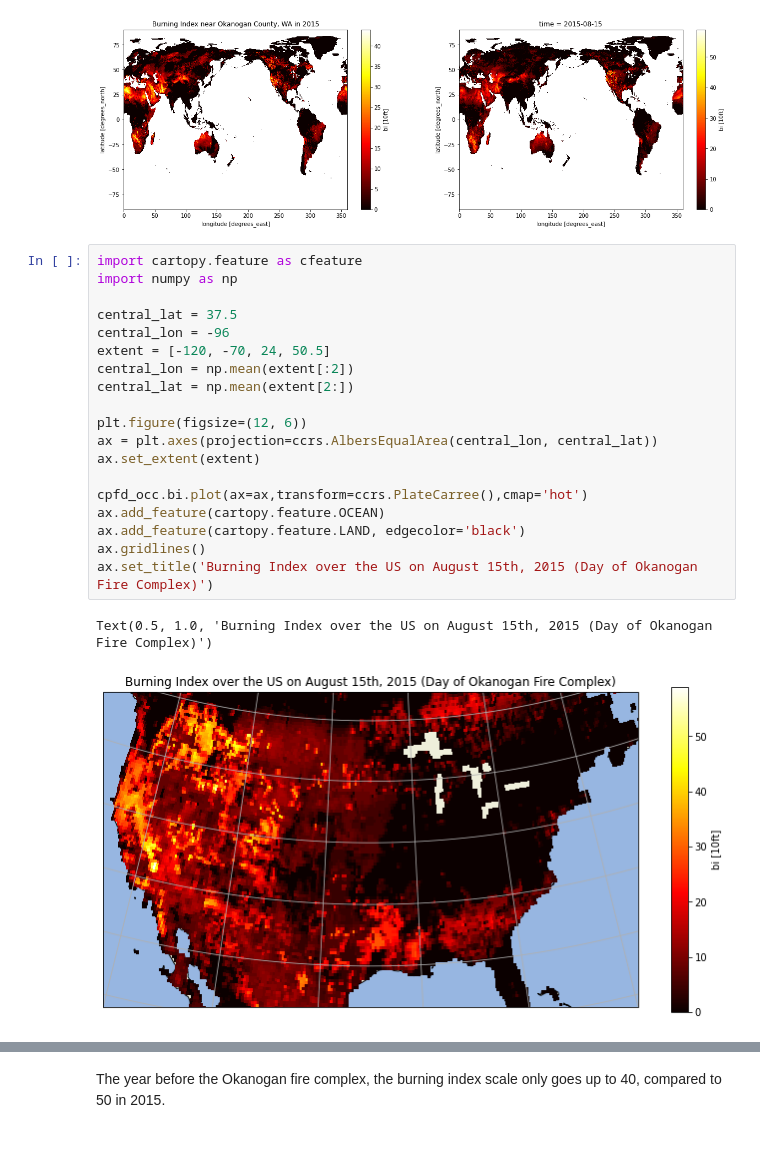
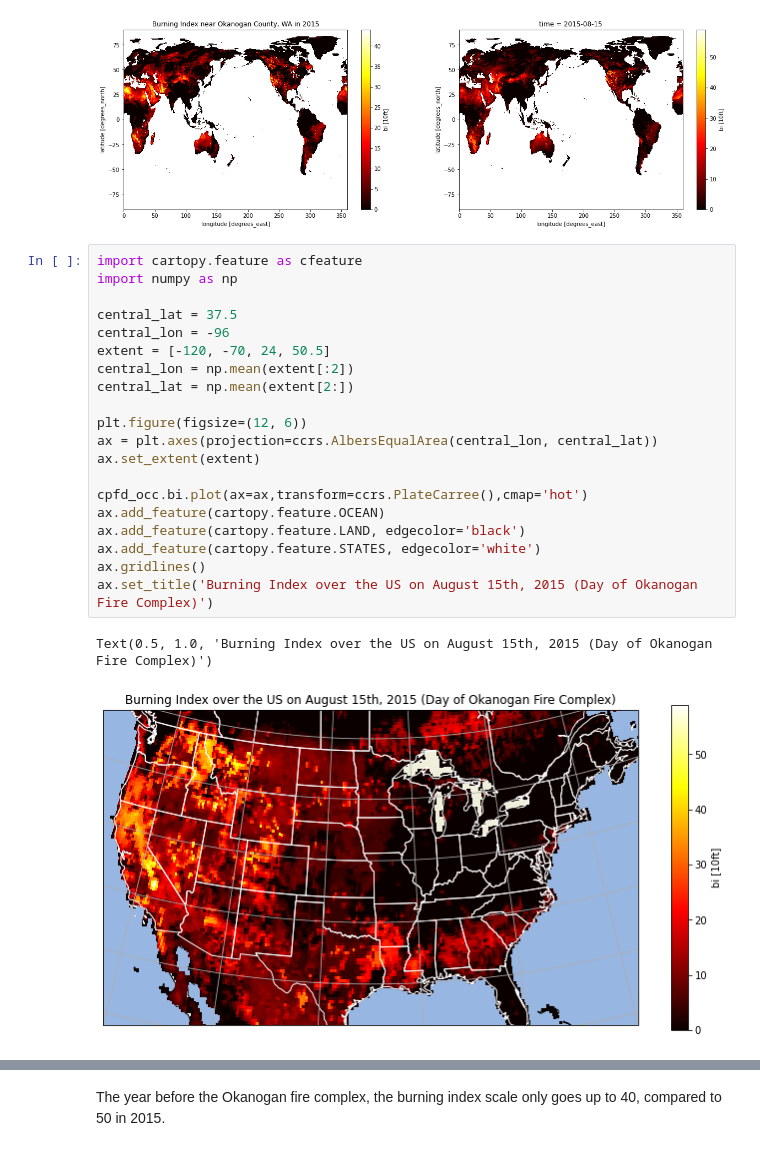
Before and after one commit to SophKJ/finalproject_fall21, a Jupyter notebook: FireFuelEmissions.ipynb, the cells around one changed output, grey strips where cells are left out. Drawn from its saved outputs; the diff is of its cells as text.

```diff
--- a/FireFuelEmissions.ipynb
+++ b/FireFuelEmissions.ipynb
@@ -381,22 +378,23 @@ Text(0.5, 1.0, 'Burning Index near Okanogan County, WA in 2015')
 # %%
 import cartopy.feature as cfeature
 import numpy as np
 
 central_lat = 37.5
 central_lon = -96
 extent = [-120, -70, 24, 50.5]
 central_lon = np.mean(extent[:2])
 central_lat = np.mean(extent[2:])
 
 plt.figure(figsize=(12, 6))
 ax = plt.axes(projection=ccrs.AlbersEqualArea(central_lon, central_lat))
 ax.set_extent(extent)
 
 cpfd_occ.bi.plot(ax=ax,transform=ccrs.PlateCarree(),cmap='hot')
 ax.add_feature(cartopy.feature.OCEAN)
 ax.add_feature(cartopy.feature.LAND, edgecolor='black')
+ax.add_feature(cartopy.feature.STATES, edgecolor='white')
 ax.gridlines()
 ax.set_title('Burning Index over the US on August 15th, 2015 (Day of Okanogan Fire Complex)')
 # %% [output]
 Text(0.5, 1.0, 'Burning Index over the US on August 15th, 2015 (Day of Okanogan Fire Complex)')
-[figure, old version]
+[figure, new version]
```
Also changed, not shown: parts of 4 cells of this notebook.
